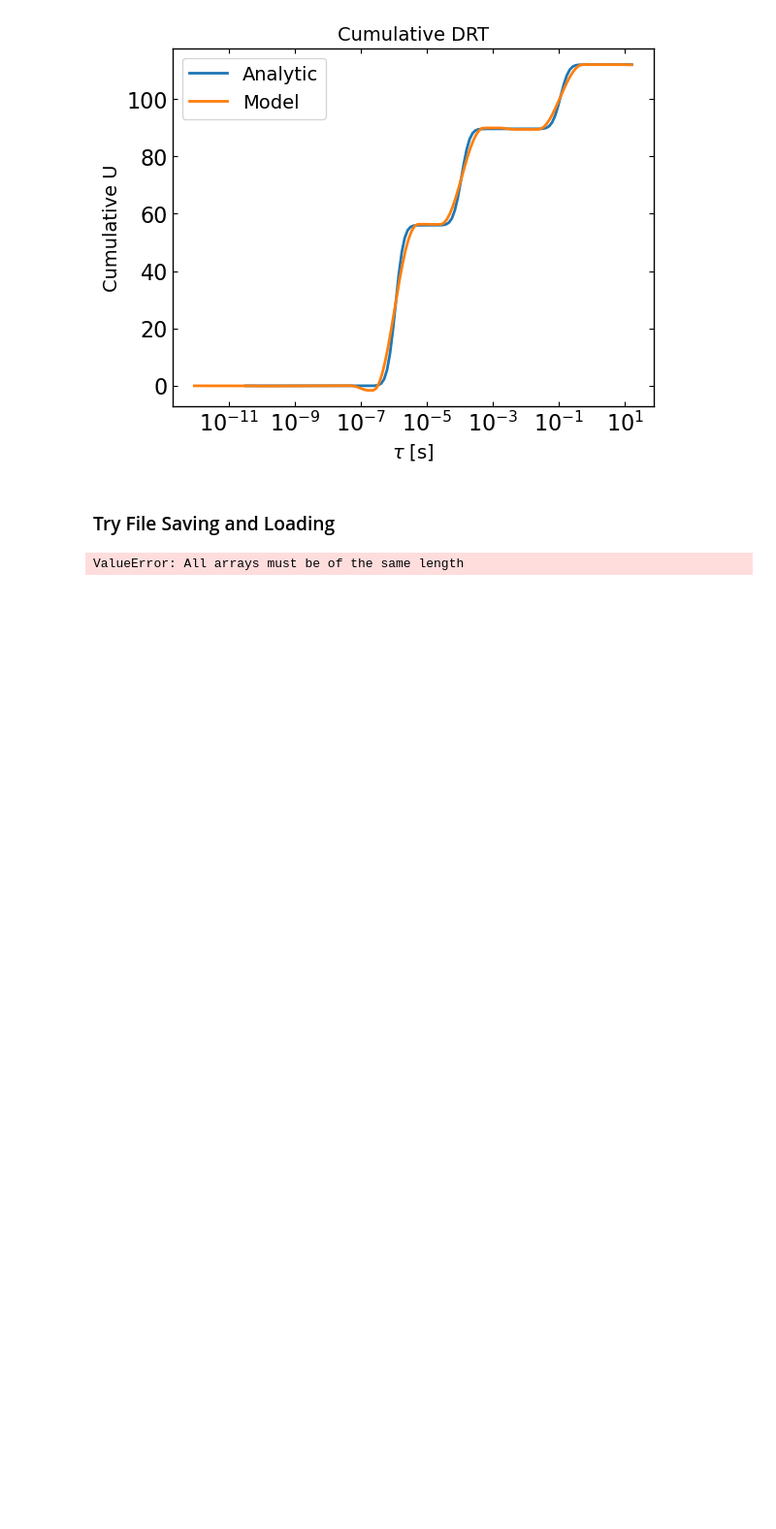
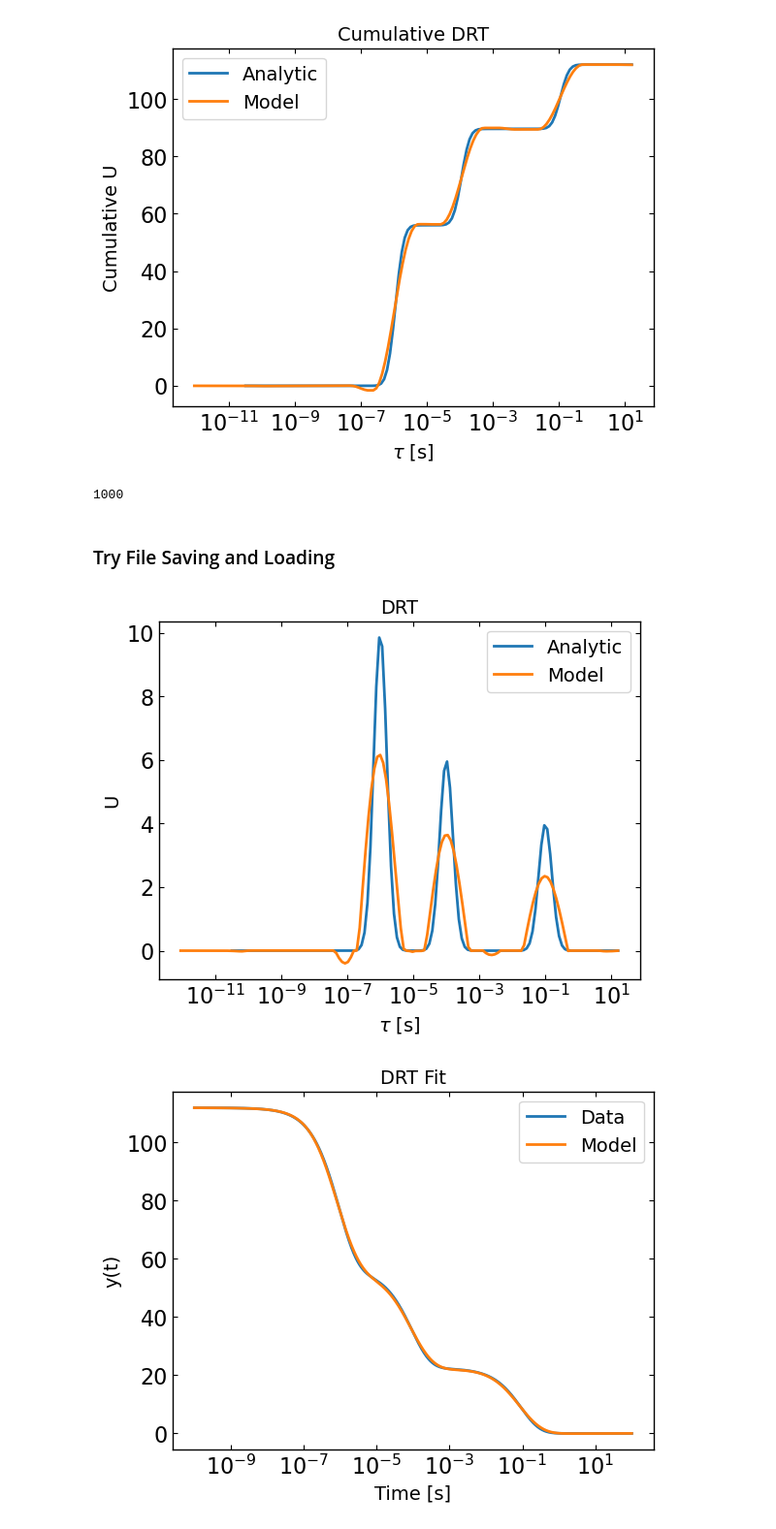
Before and after one commit to joshedmundson/pySIMsalabim, a Jupyter notebook: Notebooks/Projects/Den RT/DRT Module Test/DRT_test.ipynb, the cells around one changed output. Shown at 97% size. Saved outputs shown, nothing was run; the diff lists cells and outputs as text; code cells hidden in the pictures; blank space fills up the shorter version.

Commit message:
feat: add file save testing to DRT_test

```diff
--- a/Notebooks/Projects/Den RT/DRT Module Test/DRT_test.ipynb
+++ b/Notebooks/Projects/Den RT/DRT Module Test/DRT_test.ipynb
@@ -147,10 +147,26 @@ drt.plot_U(cb_fit.tau, cb_fit.U, tau_analytic=tau_values, U_analytic=analytic_U)
 drt.plot_cumulative_U(cb_fit.tau, cb_fit.U, tau_values, analytic_U)
 # %% [output]
 [figure]
+# %%
+len(cb_fits[-1].y)
+# %% [output]
+1000
 # %% [markdown]
 ### Try File Saving and Loading
 # %%
 save_dir = "DRT_Saves"
-drt.saveToTxt(save_dir, fits, time)
+drt.saveToTxt(save_dir, cb_fits, time)
+drt.saveToPickle(save_dir+'/models.pkl', cb_fits)
-# %% [output]
-ValueError: All arrays must be of the same length
+# %%
+# Try reading in the saved txt files
+models = drt.readFromTxt('DRT_Saves/DRTModels.txt')
+outputs = drt.readFromTxt('DRT_Saves/modelOutputs.txt')
+errors = drt.readFromTxt('DRT_Saves/outputErrors.txt')
+
+drt.plot_U(models['tau'], models['U_iter_50'], tau_analytic=tau_values, U_analytic=analytic_U)
+drt.plot_y(outputs['t'], outputs['y_model_iter_50'], y=analytic_y)
+drt.plot_MSE(errors['MSE'])
+drt.plot_R2(errors['R2'], ylim=(0.5, 1.1))
+# %% [output]
+[figure, added]
+[figure, added]
```
Also changed, not shown: parts of 3 cells of this notebook.
